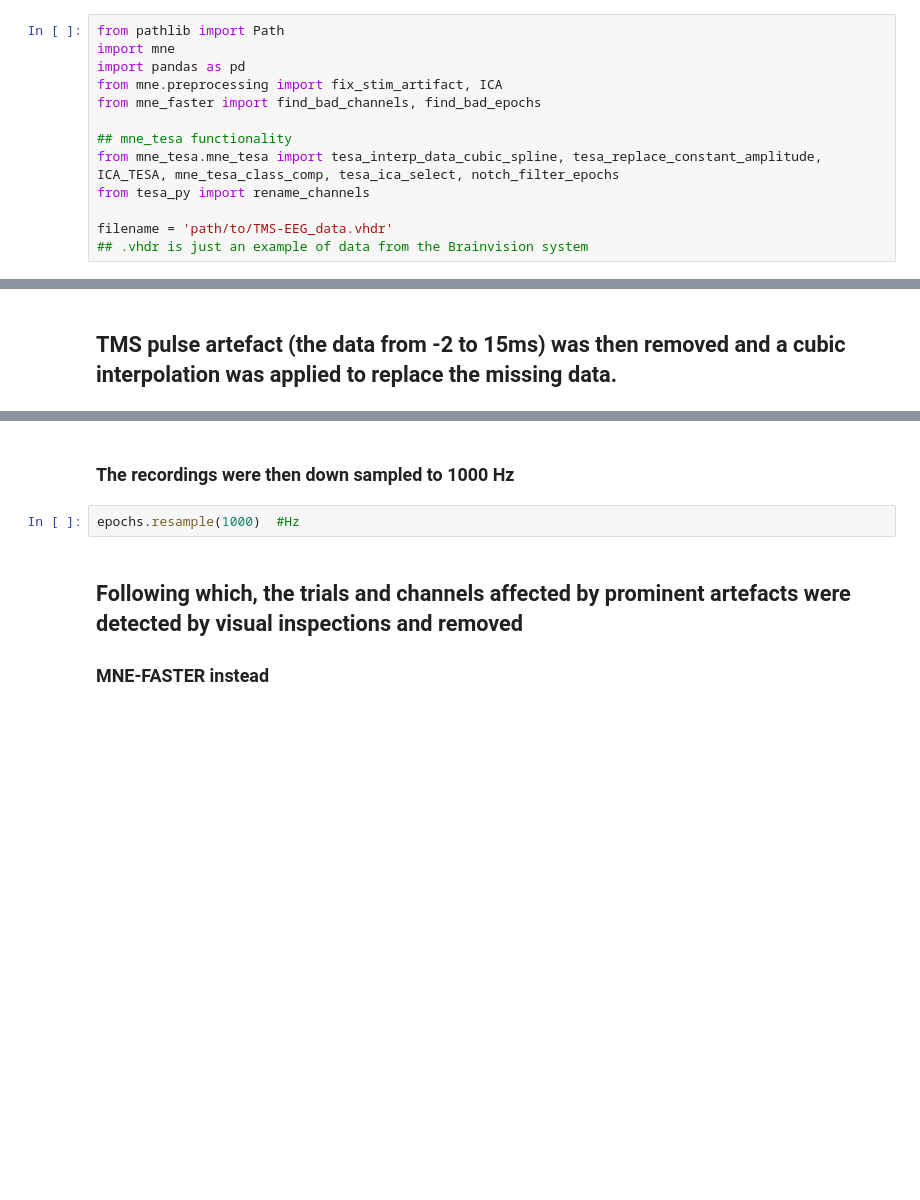
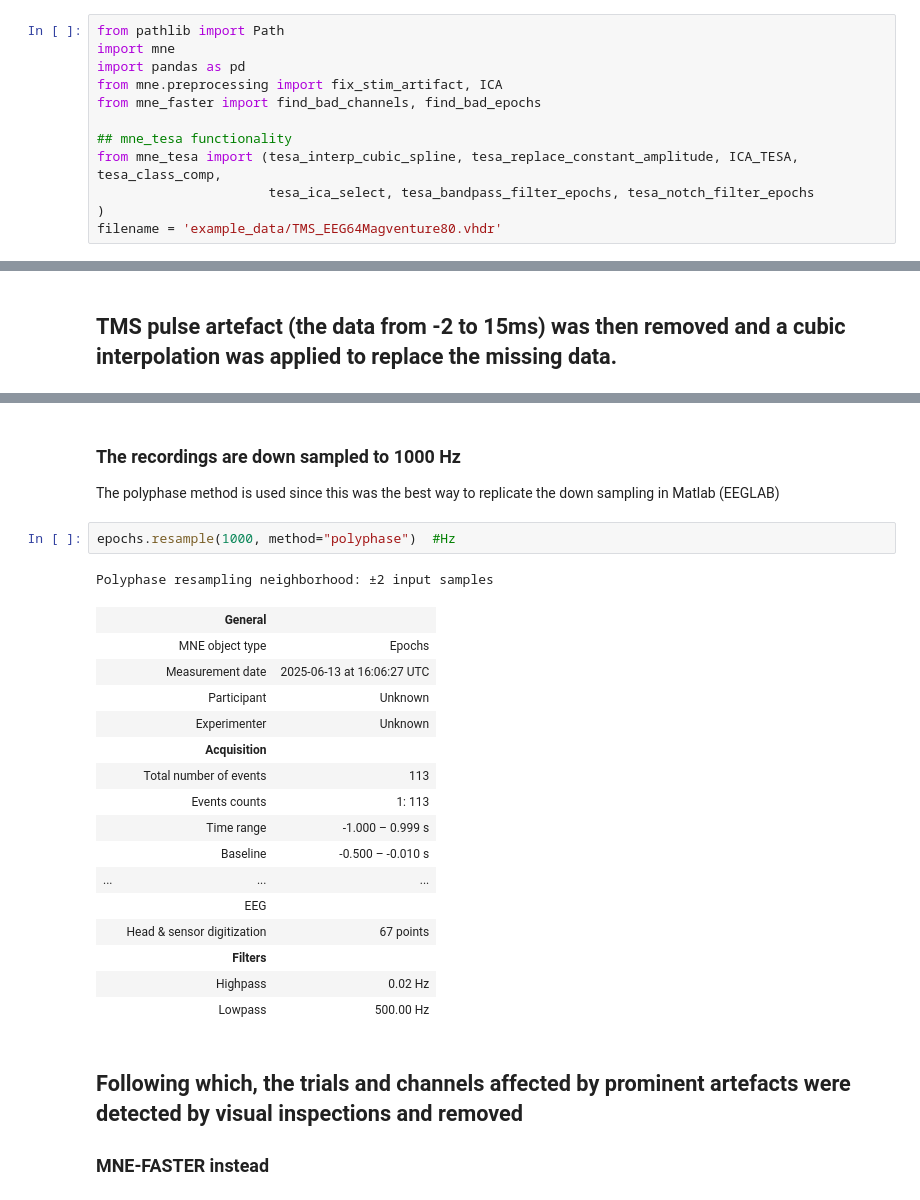
Before and after one commit to AlexanderEngelmark/mne-tesa, a Jupyter notebook: tutorial.ipynb, the cells around one changed output, grey strips where cells are left out. Saved outputs shown, nothing was run; the diff lists cells and outputs as text; blank space fills up the shorter version.

```diff
--- a/tutorial.ipynb
+++ b/tutorial.ipynb
@@ -6,8 +6,7 @@ from mne.preprocessing import fix_stim_artifact, ICA
 from mne_faster import find_bad_channels, find_bad_epochs
 
 ## mne_tesa functionality
-from mne_tesa.mne_tesa import tesa_interp_data_cubic_spline, tesa_replace_constant_amplitude, ICA_TESA, mne_tesa_class_comp, tesa_ica_select, notch_filter_epochs
-from tesa_py import rename_channels
-
-filename = 'path/to/TMS-EEG_data.vhdr'
-## .vhdr is just an example of data from the Brainvision system
+from mne_tesa import (tesa_interp_cubic_spline, tesa_replace_constant_amplitude, ICA_TESA, tesa_class_comp,
+                      tesa_ica_select, tesa_bandpass_filter_epochs, tesa_notch_filter_epochs
+)
+filename = 'example_data/TMS_EEG64Magventure80.vhdr'
@@ -50,7 +90,27 @@ epochs = tesa_interp_data_cubic_spline(epochs, inst_type="epochs", tmin=tmin_cut
 # %% [markdown]
-### The recordings were then down sampled to 1000 Hz
+### The recordings are down sampled to 1000 Hz
+
+The polyphase method is used since this was the best way to replicate the down sampling in Matlab (EEGLAB)
 # %%
-epochs.resample(1000)  #Hz
+epochs.resample(1000, method="polyphase")  #Hz
+# %% [output]
+Polyphase resampling neighborhood: ±2 input samples
+|  | General |  |
+|  | MNE object type | Epochs |
+|  | Measurement date | 2025-06-13 at 16:06:27 UTC |
+|  | Participant | Unknown |
+|  | Experimenter | Unknown |
+|  | Acquisition |  |
+|  | Total number of events | 113 |
+|  | Events counts | 1: 113 |
+|  | Time range | -1.000 – 0.999 s |
+|  | Baseline | -0.500 – -0.010 s |
+| ... | ... | ... |
+|  | EEG |  |
+|  | Head & sensor digitization | 67 points |
+|  | Filters |  |
+|  | Highpass | 0.02 Hz |
+|  | Lowpass | 500.00 Hz |
 # %% [markdown]
 ## Following which, the trials and channels affected by prominent artefacts were detected by visual inspections and removed
 ### MNE-FASTER instead
```
Also changed, not shown: parts of 34 cells of this notebook, 3 other files.
